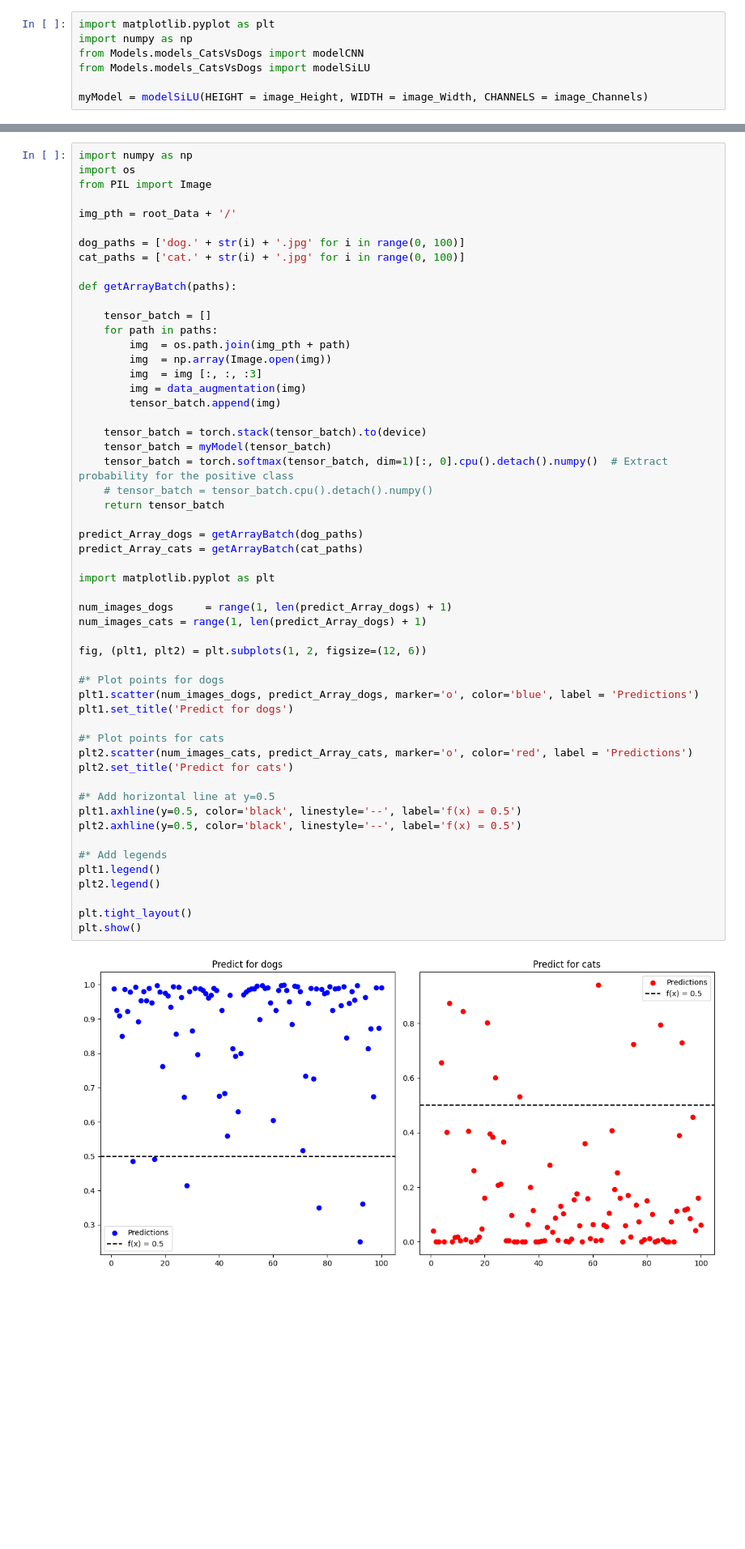
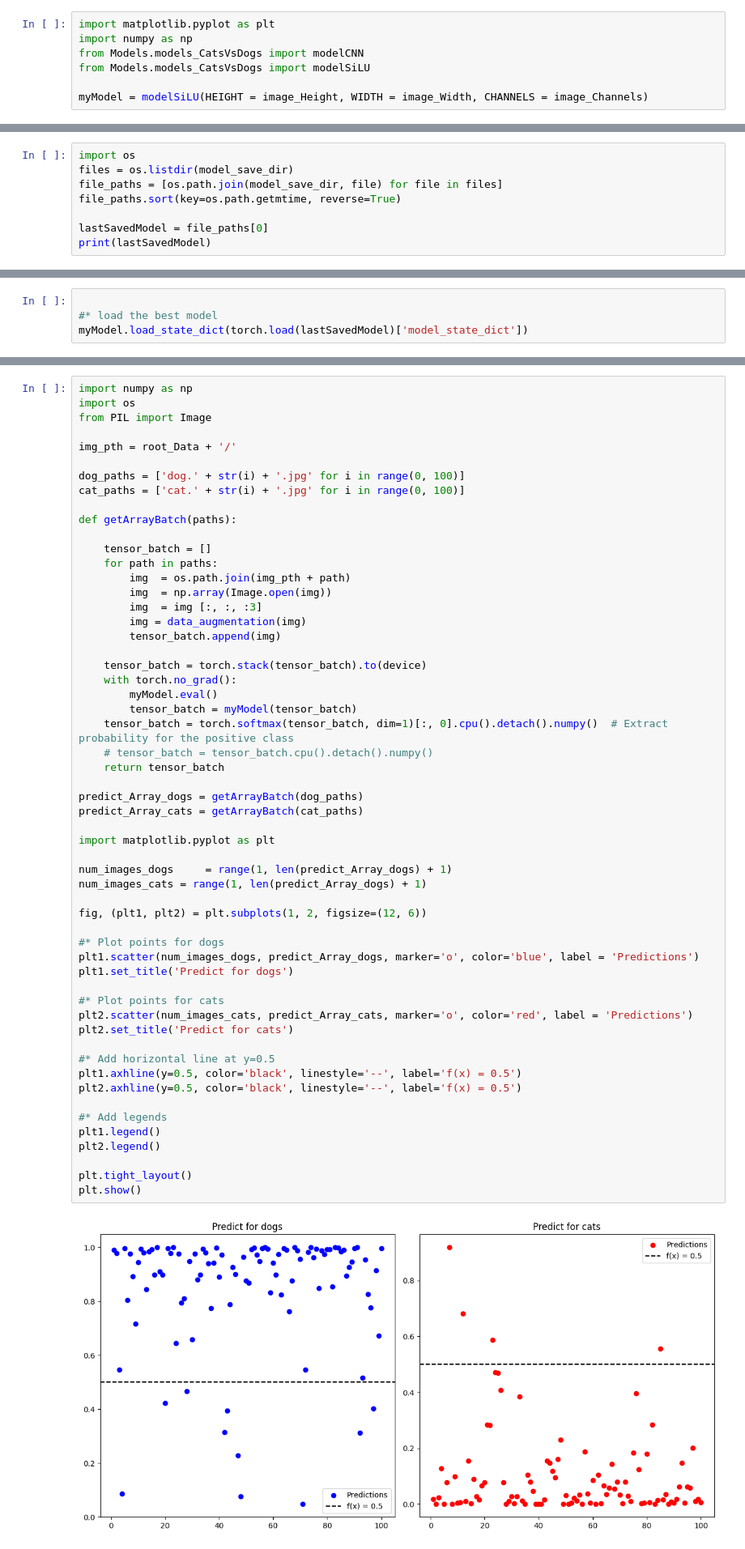
Before and after one commit to karlo-con-k/DeepLearningToolkit, a Jupyter notebook: TestNotebooks/testDataSet_Cats_vs_Dogs.ipynb, the cells around one changed output, grey strips where cells are left out. Shown: that part at 81% size. Cells and saved outputs as stored; diff of their text form; blank space fills up the shorter version.

```diff
--- a/TestNotebooks/testDataSet_Cats_vs_Dogs.ipynb
+++ b/TestNotebooks/testDataSet_Cats_vs_Dogs.ipynb
@@ -95,0 +152,8 @@ Epoch completed, VAL ACC: 0.7590
+# %%
+import os
+files = os.listdir(model_save_dir)
+file_paths = [os.path.join(model_save_dir, file) for file in files]
+file_paths.sort(key=os.path.getmtime, reverse=True)
+
+lastSavedModel = file_paths[0]
+print(lastSavedModel)
@@ -95,0 +162,4 @@ Epoch completed, VAL ACC: 0.7590
+# %%
+
+#* load the best model
+myModel.load_state_dict(torch.load(lastSavedModel)['model_state_dict'])
@@ -149,41 +221,43 @@ def getArrayBatch(paths):
         tensor_batch.append(img)
 
     tensor_batch = torch.stack(tensor_batch).to(device)
-    tensor_batch = myModel(tensor_batch)
+    with torch.no_grad():
+        myModel.eval()
+        tensor_batch = myModel(tensor_batch)
     tensor_batch = torch.softmax(tensor_batch, dim=1)[:, 0].cpu().detach().numpy()  # Extract probability for the positive class
     # tensor_batch = tensor_batch.cpu().detach().numpy()
     return tensor_batch
 
 predict_Array_dogs = getArrayBatch(dog_paths)
 predict_Array_cats = getArrayBatch(cat_paths)
 
 import matplotlib.pyplot as plt
 
 num_images_dogs     = range(1, len(predict_Array_dogs) + 1)
 num_images_cats = range(1, len(predict_Array_dogs) + 1)
 
 fig, (plt1, plt2) = plt.subplots(1, 2, figsize=(12, 6))
 
 #* Plot points for dogs
 plt1.scatter(num_images_dogs, predict_Array_dogs, marker='o', color='blue', label = 'Predictions')
 plt1.set_title('Predict for dogs')
 
 #* Plot points for cats
 plt2.scatter(num_images_cats, predict_Array_cats, marker='o', color='red', label = 'Predictions')
 plt2.set_title('Predict for cats')
 
 #* Add horizontal line at y=0.5
 plt1.axhline(y=0.5, color='black', linestyle='--', label='f(x) = 0.5')
 plt2.axhline(y=0.5, color='black', linestyle='--', label='f(x) = 0.5')
 
 #* Add legends
 plt1.legend()
 plt2.legend()
 
 plt.tight_layout()
 plt.show()
 # %% [output]
-[figure, old version]
+[figure, new version]
 # %%
 #TODO use the model
 import os
```
Also changed, not shown: parts of 7 cells of this notebook, 1 other file.
